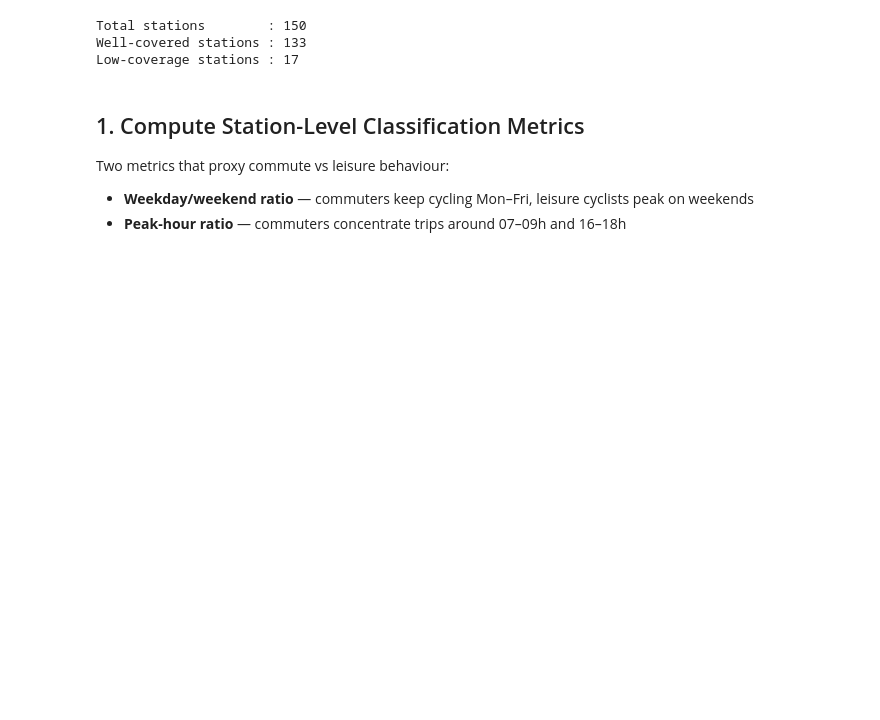
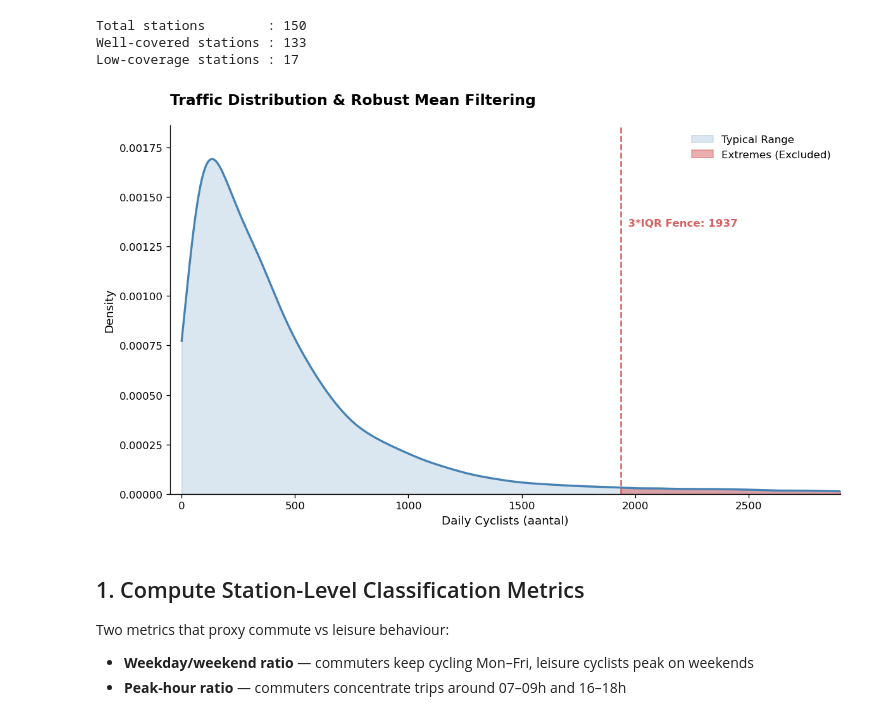
Before and after one commit to Queena34/mda-cycling-weather-group6, a Jupyter notebook: notebooks/06_site_classification.ipynb, the cells around one changed output. Saved outputs shown, nothing was run; the diff lists cells and outputs as text; code cells hidden in the pictures; blank space fills up the shorter version.

```diff
--- a/notebooks/06_site_classification.ipynb
+++ b/notebooks/06_site_classification.ipynb
@@ -52,6 +52,49 @@ print(f"Low-coverage stations : {n_low}")
 Total stations        : 150
 Well-covered stations : 133
 Low-coverage stations : 17
+# %%
+# check the distribution
+import seaborn as sns
+from scipy.stats import gaussian_kde
+
+# 1. Setup data and threshold
+data = panel_good["aantal"].dropna()
+q1, q3 = data.quantile([0.25, 0.75])
+iqr = q3 - q1
+fence = q3 + 3 * iqr
+
+# 2. Create the KDE object manually for precise shading
+kde = gaussian_kde(data)
+x_range = np.linspace(0, fence * 1.5, 500)
+y_dens = kde(x_range)
+
+plt.figure(figsize=(10, 6))
+
+# 3. Plot the main distribution
+plt.plot(x_range, y_dens, color="steelblue", lw=2)
+plt.fill_between(x_range, y_dens, color="steelblue", alpha=0.2, label="Typical Range")
+
+# 4. Highlight the "Extreme Zone" (where x >= fence)
+plt.fill_between(x_range, y_dens, where=(x_range >= fence),
+                 color="#d65f5f", alpha=0.5, label="Extremes (Excluded)")
+
+# 5. Add the threshold line
+plt.axvline(fence, color="#d65f5f", ls="--", lw=1.5)
+
+# 6. Formatting
+plt.xlim(-50, fence * 1.5)
+plt.ylim(0, max(y_dens) * 1.1)
+plt.title("Traffic Distribution & Robust Mean Filtering", loc='left', fontsize=14, fontweight='bold', pad=20)
+plt.xlabel("Daily Cyclists (aantal)", fontsize=11)
+plt.ylabel("Density", fontsize=11)
+plt.text(fence, max(y_dens) * 0.8, f'  3*IQR Fence: {fence:.0f}', color='#d65f5f', fontweight='bold')
+
+sns.despine()
+plt.legend(frameon=False)
+plt.tight_layout()
+plt.show()
+# %% [output]
+[figure, added]
 # %% [markdown]
 ## 1. Compute Station-Level Classification Metrics
 
```
Also changed, not shown: parts of 2 cells of this notebook.
